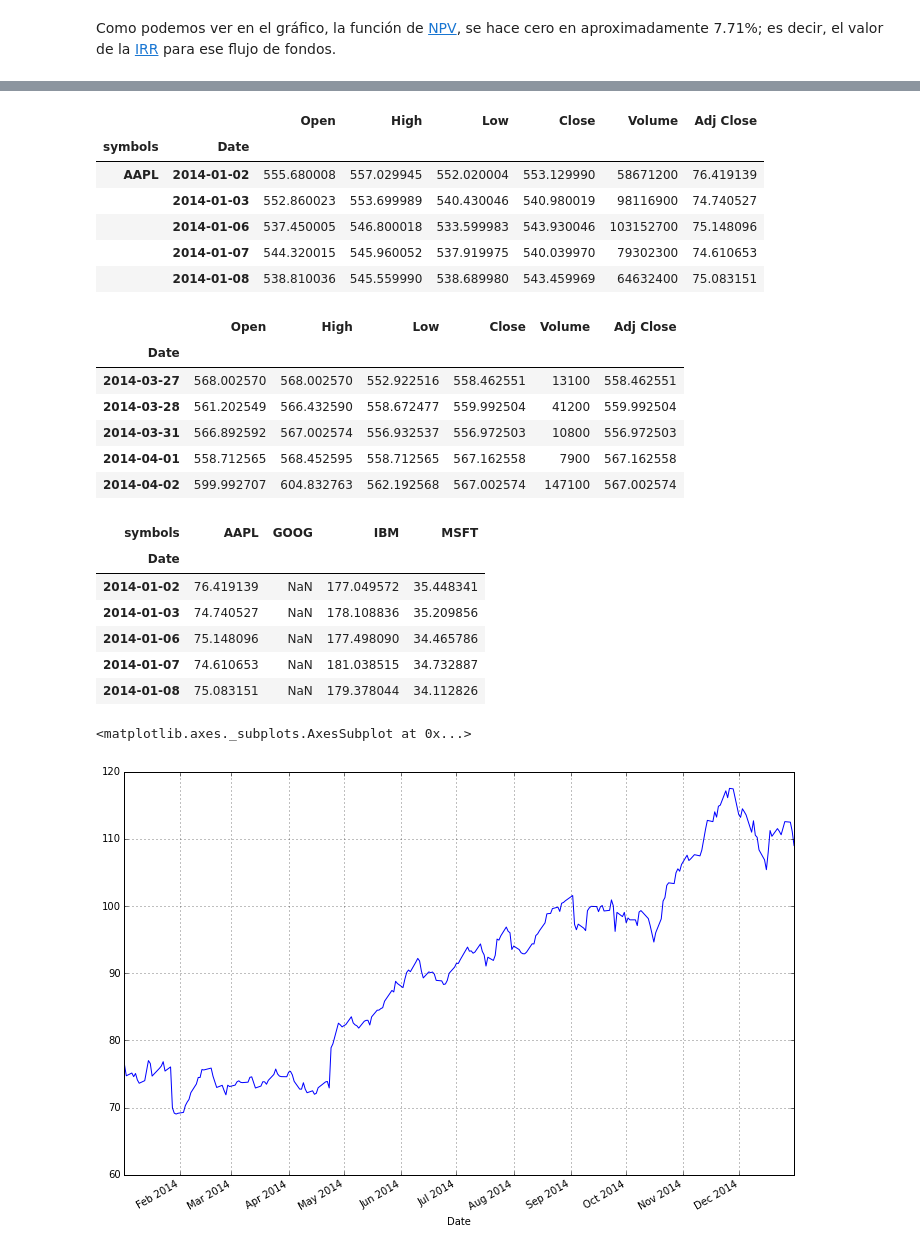
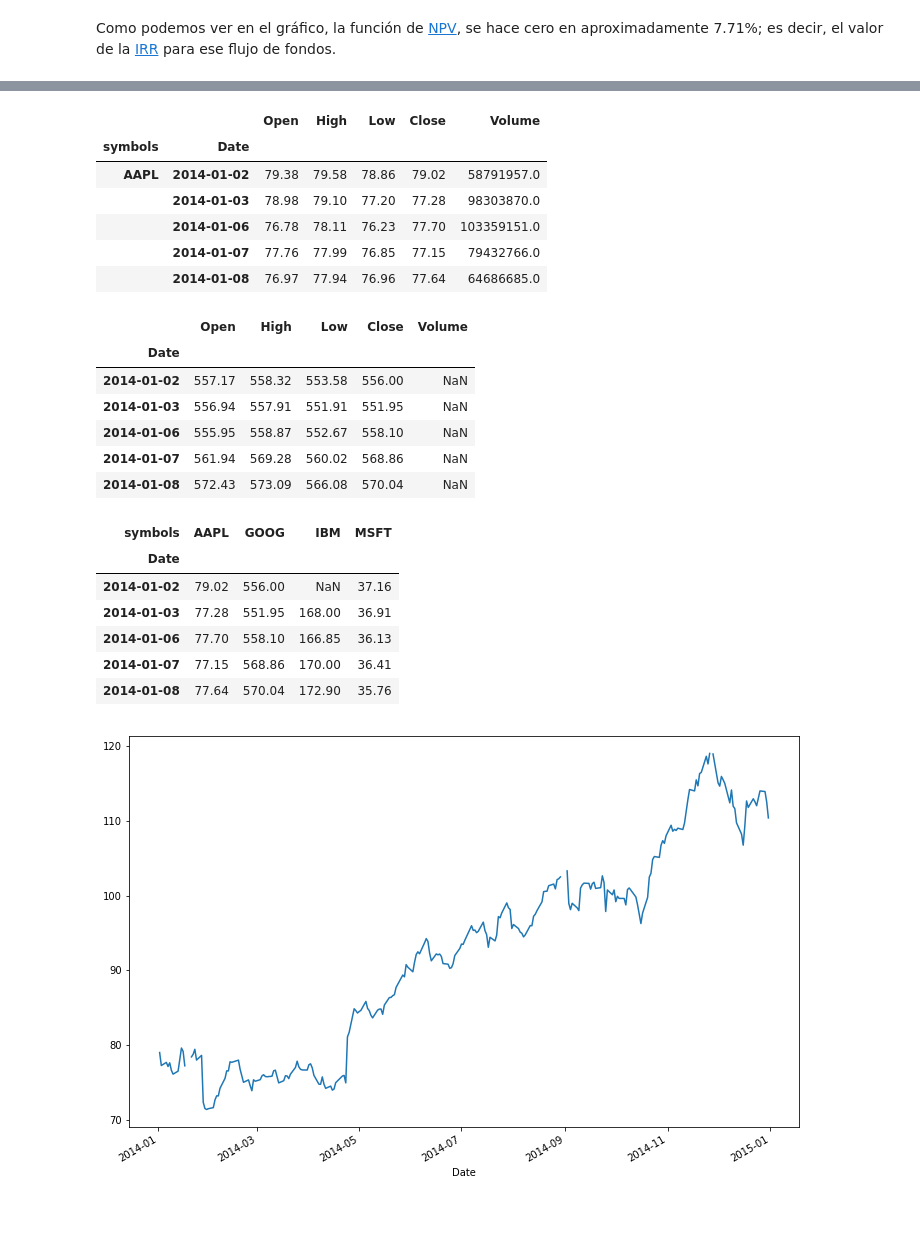
Before and after one commit to relopezbriega/relopezbriega.github.io, a Jupyter notebook: downloads/pyFinance.ipynb, the cells around one changed output, grey strips where cells are left out. Drawn from its saved outputs; the diff is of its cells as text; code cells hidden in the pictures; blank space fills up the shorter version.

```diff
--- a/downloads/pyFinance.ipynb
+++ b/downloads/pyFinance.ipynb
@@ -395,7 +395,7 @@ pivot.head()
 # Obteniendo datos de multiples empresas
 def all_stocks(symbols, start, end):
        def data(symbols):
-           return pd.io.data.DataReader(symbols, 'yahoo', start, end)
+           return web.DataReader(symbols, 'google', start, end)
        datas = map(data, symbols)
        return pd.concat(datas, keys=symbols, names=['symbols','Date'])
 
@@ -404,42 +404,41 @@ simbolos = ['AAPL','MSFT','GOOG','IBM']
 all_data = all_stocks(simbolos, inicio, fin)
 all_data.head()
 # %% [output]
-|  |  | Open | High | Low | Close | Volume | Adj Close |
-| symbols | Date |  |  |  |  |  |  |
-| AAPL | 2014-01-02 | 555.680008 | 557.029945 | 552.020004 | 553.129990 | 58671200 | 76.419139 |
-|  | 2014-01-03 | 552.860023 | 553.699989 | 540.430046 | 540.980019 | 98116900 | 74.740527 |
-|  | 2014-01-06 | 537.450005 | 546.800018 | 533.599983 | 543.930046 | 103152700 | 75.148096 |
-|  | 2014-01-07 | 544.320015 | 545.960052 | 537.919975 | 540.039970 | 79302300 | 74.610653 |
-|  | 2014-01-08 | 538.810036 | 545.559990 | 538.689980 | 543.459969 | 64632400 | 75.083151 |
+|  |  | Open | High | Low | Close | Volume |
+| symbols | Date |  |  |  |  |  |
+| AAPL | 2014-01-02 | 79.38 | 79.58 | 78.86 | 79.02 | 58791957.0 |
+|  | 2014-01-03 | 78.98 | 79.10 | 77.20 | 77.28 | 98303870.0 |
+|  | 2014-01-06 | 76.78 | 78.11 | 76.23 | 77.70 | 103359151.0 |
+|  | 2014-01-07 | 77.76 | 77.99 | 76.85 | 77.15 | 79432766.0 |
+|  | 2014-01-08 | 76.97 | 77.94 | 76.96 | 77.64 | 64686685.0 |
 # %%
 all_data.ix['GOOG'].head()  # información de google
 # %% [output]
-|  | Open | High | Low | Close | Volume | Adj Close |
-| Date |  |  |  |  |  |  |
-| 2014-03-27 | 568.002570 | 568.002570 | 552.922516 | 558.462551 | 13100 | 558.462551 |
-| 2014-03-28 | 561.202549 | 566.432590 | 558.672477 | 559.992504 | 41200 | 559.992504 |
-| 2014-03-31 | 566.892592 | 567.002574 | 556.932537 | 556.972503 | 10800 | 556.972503 |
-| 2014-04-01 | 558.712565 | 568.452595 | 558.712565 | 567.162558 | 7900 | 567.162558 |
-| 2014-04-02 | 599.992707 | 604.832763 | 562.192568 | 567.002574 | 147100 | 567.002574 |
+|  | Open | High | Low | Close | Volume |
+| Date |  |  |  |  |  |
+| 2014-01-02 | 557.17 | 558.32 | 553.58 | 556.00 | NaN |
+| 2014-01-03 | 556.94 | 557.91 | 551.91 | 551.95 | NaN |
+| 2014-01-06 | 555.95 | 558.87 | 552.67 | 558.10 | NaN |
+| 2014-01-07 | 561.94 | 569.28 | 560.02 | 568.86 | NaN |
+| 2014-01-08 | 572.43 | 573.09 | 566.08 | 570.04 | NaN |
 # %%
 # Graficando los datos.
-solo_cierre = all_data[['Adj Close']].reset_index()
-pivot_cierre = solo_cierre.pivot('Date', 'symbols', 'Adj Close')
+solo_cierre = all_data[['Close']].reset_index()
+pivot_cierre = solo_cierre.pivot('Date', 'symbols', 'Close')
 
 pivot_cierre.head()
 # %% [output]
 | symbols | AAPL | GOOG | IBM | MSFT |
 | Date |  |  |  |  |
-| 2014-01-02 | 76.419139 | NaN | 177.049572 | 35.448341 |
-| 2014-01-03 | 74.740527 | NaN | 178.108836 | 35.209856 |
-| 2014-01-06 | 75.148096 | NaN | 177.498090 | 34.465786 |
-| 2014-01-07 | 74.610653 | NaN | 181.038515 | 34.732887 |
-| 2014-01-08 | 75.083151 | NaN | 179.378044 | 34.112826 |
+| 2014-01-02 | 79.02 | 556.00 | NaN | 37.16 |
+| 2014-01-03 | 77.28 | 551.95 | 168.00 | 36.91 |
+| 2014-01-06 | 77.70 | 558.10 | 166.85 | 36.13 |
+| 2014-01-07 | 77.15 | 568.86 | 170.00 | 36.41 |
+| 2014-01-08 | 77.64 | 570.04 | 172.90 | 35.76 |
 # %%
 # Graficando la información de Apple
-pivot_cierre['AAPL'].plot(figsize=(12,8))
+plot=pivot_cierre['AAPL'].plot(figsize=(12,8))
 # %% [output]
-<matplotlib.axes._subplots.AxesSubplot at 0x...>
-[figure, old version]
+[figure, new version]
 # %%
 # Graficando todos
```
Also changed, not shown: parts of 28 cells of this notebook, 1 other file.
